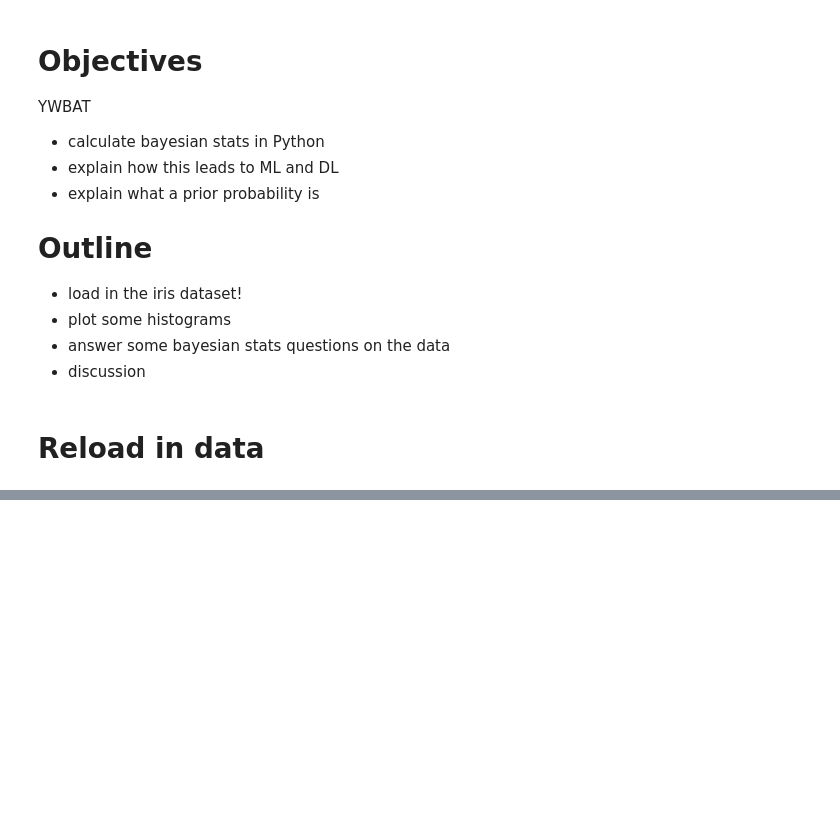
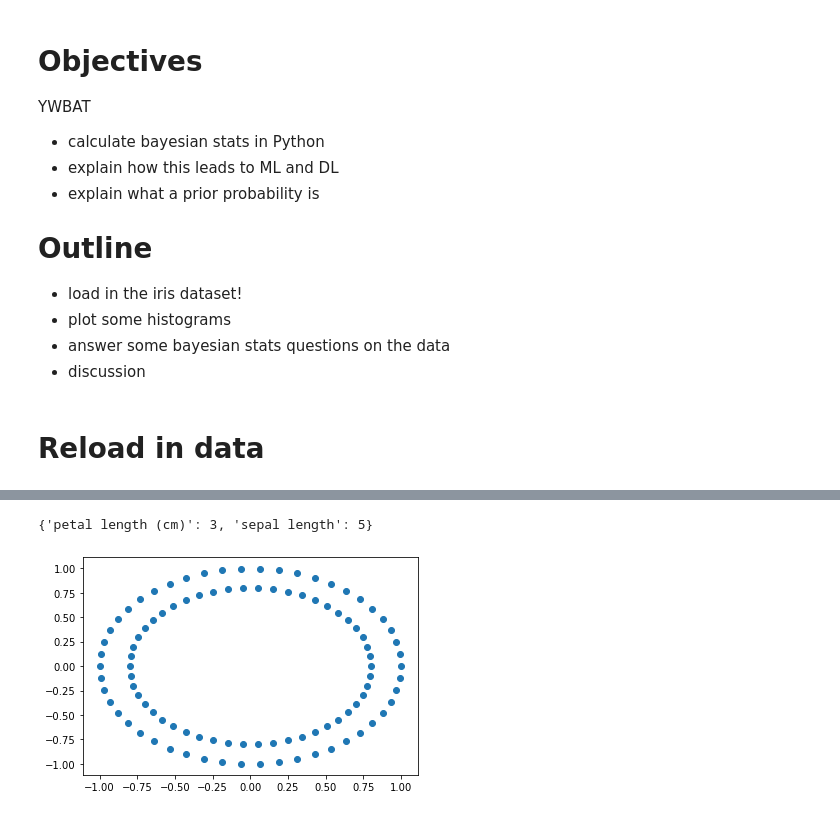
Before and after one commit to learn-co-curriculum/aug-ds-ft-2020-notebooks, a Jupyter notebook: topic17/bayesianStats.ipynb, the cells around one changed output, grey strips where cells are left out. Saved outputs shown, nothing was run; the diff lists cells and outputs as text; code cells hidden in the pictures; blank space fills up the shorter version.

```diff
--- a/topic17/bayesianStats.ipynb
+++ b/topic17/bayesianStats.ipynb
@@ -44,0 +118,4 @@ import matplotlib.pyplot as plt
+# %%
+{"petal length (cm)":3, "sepal length": 5}
+# %% [output]
+{'petal length (cm)': 3, 'sepal length': 5}
@@ -44,0 +128,7 @@ import matplotlib.pyplot as plt
+# %%
+X, y = make_circles()
+# %%
+plt.scatter(X[:, 0], X[:, 1])
+plt.show()
+# %% [output]
+[figure, added]
```
Also changed, not shown: parts of 15 cells of this notebook, 1 other file.
